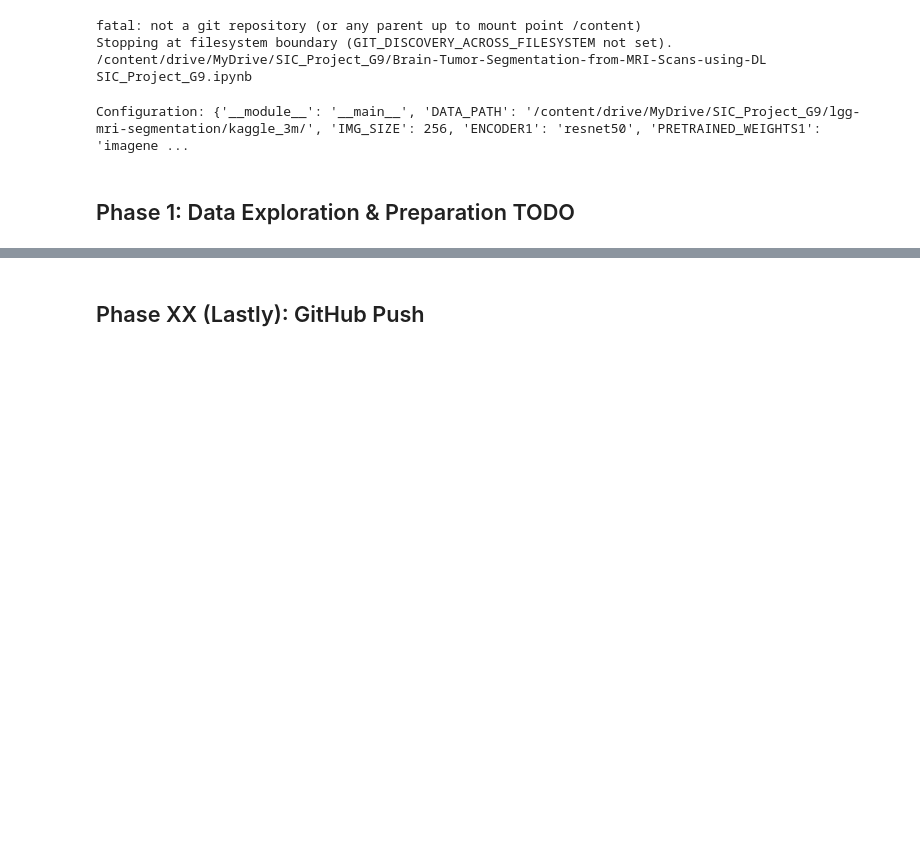
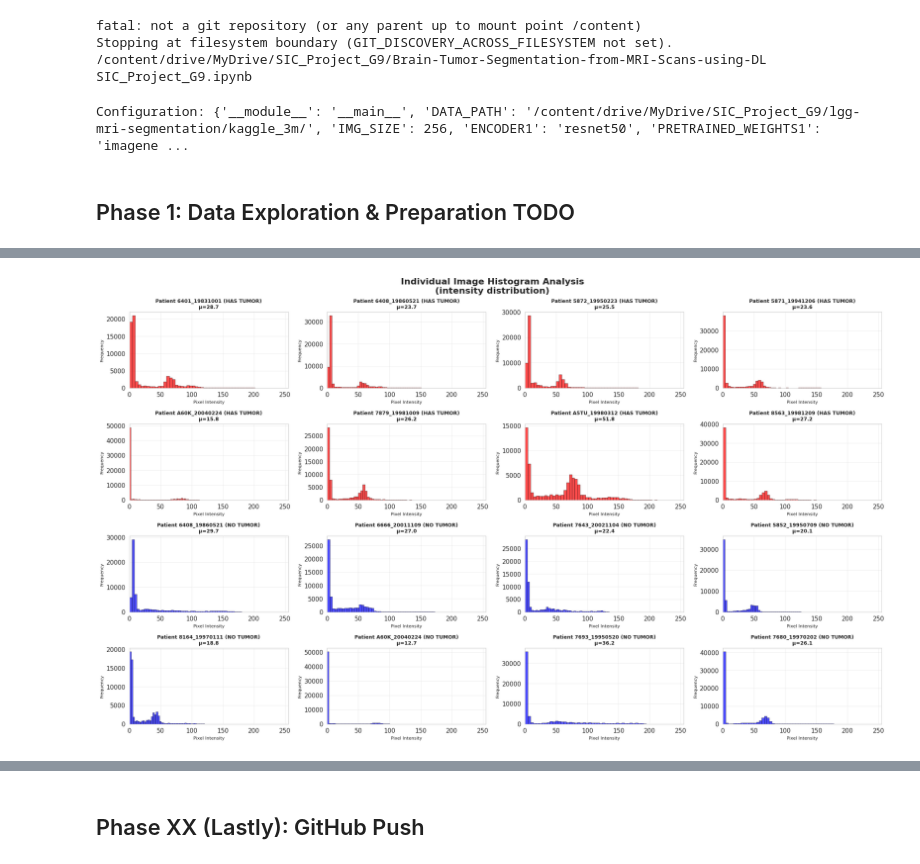
Before and after one commit to Tada-TOT/Brain-Tumor-Segmentation-from-MRI-Scans-using-DL, a Jupyter notebook: SIC_Project_G9.ipynb, the cells around one changed output, grey strips where cells are left out. Drawn from its saved outputs; the diff is of its cells as text; code cells hidden in the pictures; blank space fills up the shorter version.

```diff
--- a/SIC_Project_G9.ipynb
+++ b/SIC_Project_G9.ipynb
@@ -180,0 +261,96 @@ visualize_sample(sample_row.IMAGE_PATH, sample_row.MASK_PATH)
+# %%
+# @title 1.1.4 Image Pixel Intensity Analysis
+
+def analyze_individual_histograms(images_list, df=None, n_samples=16, figsize=(20, 12)):
+    np.random.seed(CFG.SEED)
+    sns.set_style("whitegrid")
+    plt.rcParams.update({'font.size': 11})
+
+    # Try to get equal samples of tumor and non-tumor cases
+    tumor_indices = df[df['HAS_TUMOR'] == 1].index.tolist()
+    no_tumor_indices = df[df['HAS_TUMOR'] == 0].index.tolist()
+
+    n_tumor = n_samples // 2
+    n_no_tumor = n_samples - n_tumor
+
+    selected_indices = (np.random.choice(tumor_indices, n_tumor, replace=False).tolist() +
+                      np.random.choice(no_tumor_indices, n_no_tumor, replace=False).tolist())
+
+    # Calculate grid dimensions
+    cols = 4
+    rows = (n_samples + cols - 1) // cols
+
+    fig, axes = plt.subplots(rows, cols, figsize=figsize)
+    if rows == 1:
+        axes = axes.reshape(1, -1)
+    elif cols == 1:
+        axes = axes.reshape(-1, 1)
+
+    fig.suptitle('Individual Image Histogram Analysis\n(intensity distribution)',
+                 fontsize=16, fontweight='bold')
+
+    statistics_data = []
+
+    for i, idx in enumerate(selected_indices):
+        row = i // cols
+        col = i % cols
+
+        img = images_list[idx]
+        pixels = cv2.cvtColor(img, cv2.COLOR_RGB2GRAY).flatten()
+
+        # Create histogram
+        ax = axes[row, col]
+        n, bins, patches = ax.hist(pixels, bins=50, alpha=0.7, edgecolor='black', linewidth=0.5)
+
+        # Color code based on tumor status
+        has_tumor = df.iloc[idx]['HAS_TUMOR']
+        color = 'red' if has_tumor else 'blue'
+        title_suffix = ' (HAS TUMOR)' if has_tumor else ' (NO TUMOR)'
+
+        for patch in patches:
+            patch.set_facecolor(color)
+            patch.set_alpha(0.7)
+
+        # Statistics
+        mean_val = np.mean(pixels)
+
+        # Title with key info
+        if df is not None and 'PATIENT_ID' in df.columns:
+            patient_id = str(df.iloc[idx]['PATIENT_ID'])
+            ax.set_title(f'Patient {patient_id}{title_suffix}\nμ={mean_val:.1f}', fontsize=9, fontweight='bold')
+        else:
+            ax.set_title(f'Image {idx}{title_suffix}\nμ={mean_val:.1f}', fontsize=9, fontweight='bold')
+
+        ax.set_xlabel('Pixel Intensity', fontsize=8)
+        ax.set_ylabel('Frequency', fontsize=8)
+        ax.grid(True, alpha=0.3)
+        ax.set_xlim(0, 255)
+
+        # Store statistics
+        statistics_data.append({
+            'Image_Index': idx,
+            'Patient_ID': df.iloc[idx]['PATIENT_ID'] if df is not None and 'PATIENT_ID' in df.columns else idx,
+            'Has_Tumor': df.iloc[idx]['HAS_TUMOR'] if df is not None and 'HAS_TUMOR' in df.columns else 'Unknown',
+            'Mean_Intensity': mean_val,
+            'Min_Intensity': np.min(pixels),
+            'Max_Intensity': np.max(pixels),
+            'Median_Intensity': np.median(pixels)})
+
+    # Hide empty subplots
+    for i in range(n_samples, rows * cols):
+        row = i // cols
+        col = i % cols
+        axes[row, col].set_visible(False)
+
+    plt.tight_layout()
+    plt.show()
+
+    # Create statistics summary
+    stats_df = pd.DataFrame(statistics_data)
+    return stats_df
+
+
+stats = analyze_individual_histograms(images, df, n_samples=16)
+display(stats)
+# %% [output]
+[figure, added]
```
Also changed, not shown: parts of 22 cells of this notebook.
